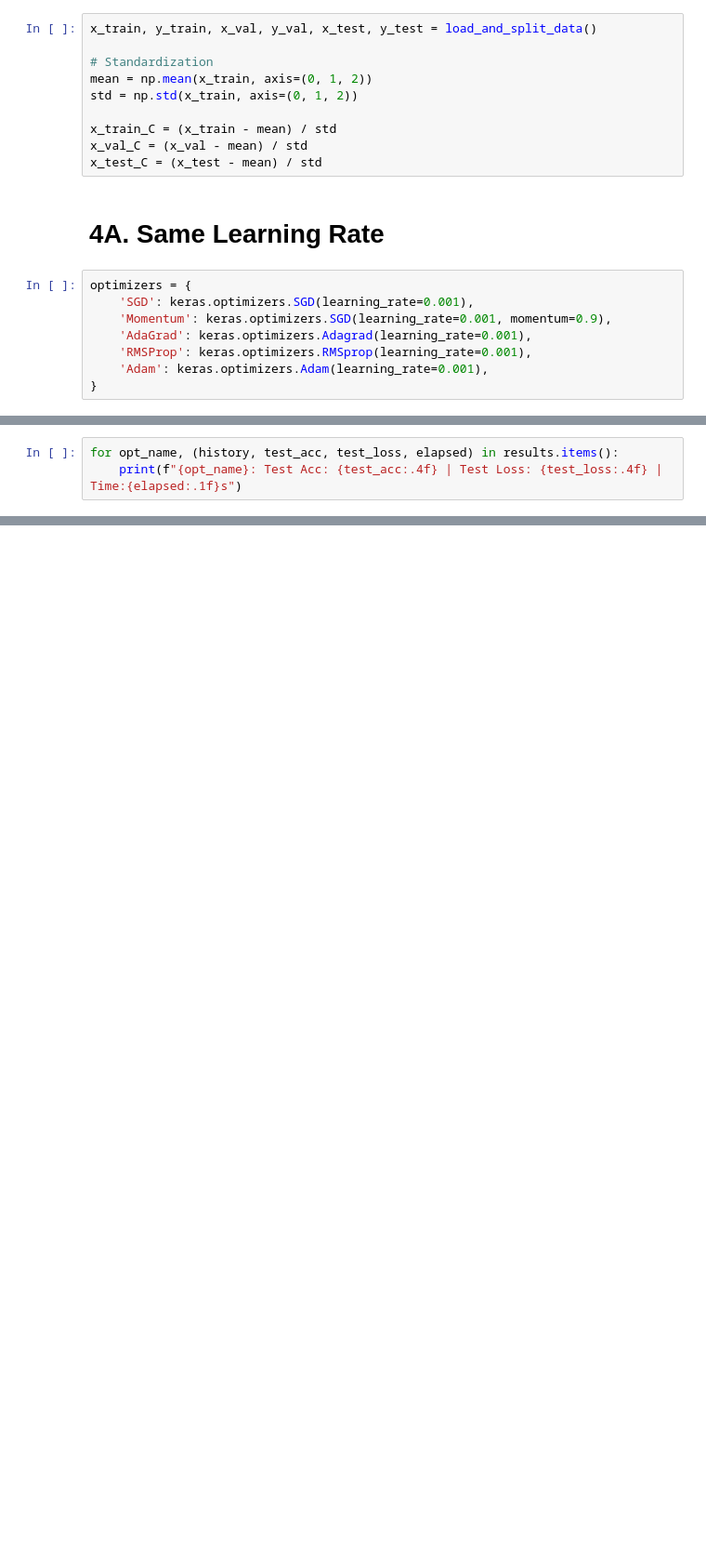
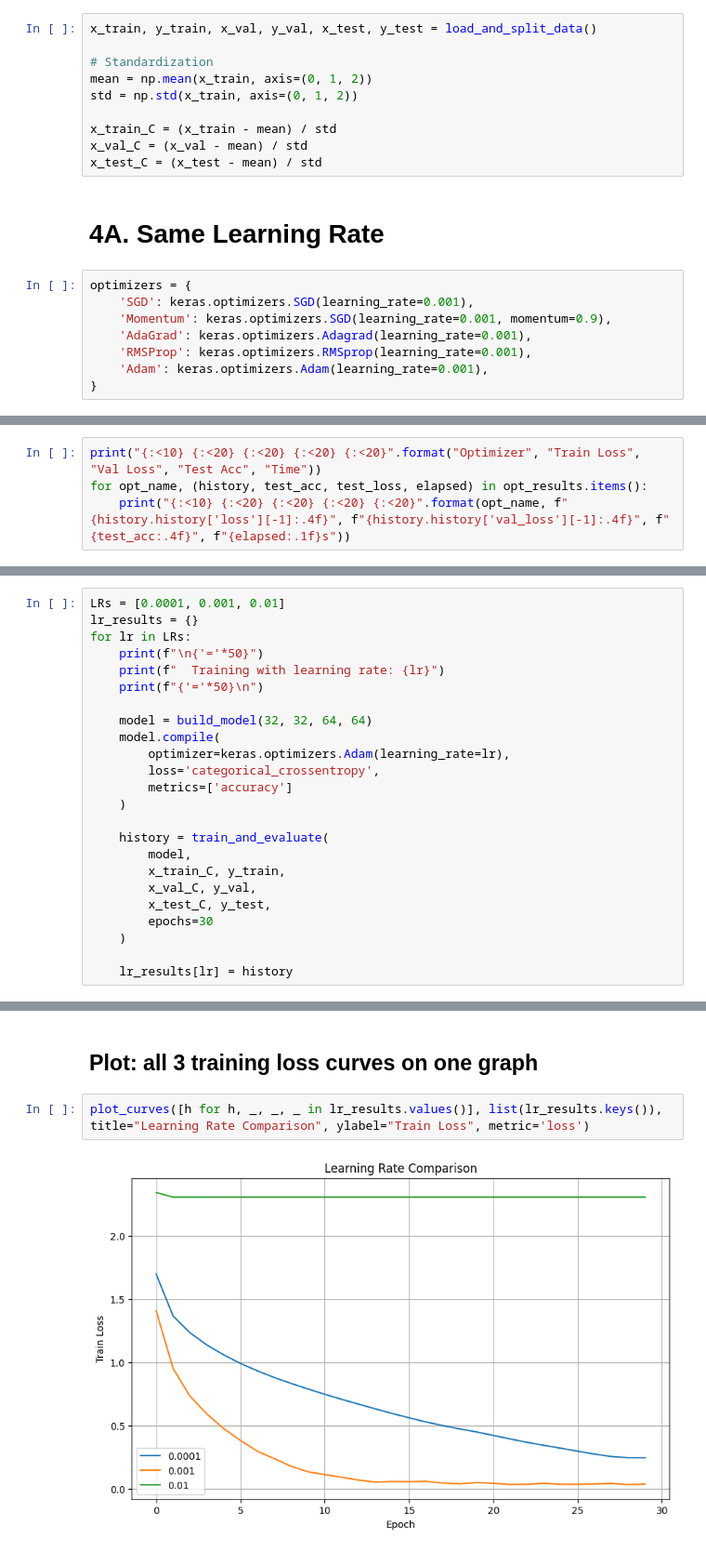
Before and after one commit to merehan123/cifar10-cnn-supervised-learning, a Jupyter notebook: notebooks/task4_optimization.ipynb, the cells around one changed output, grey strips where cells are left out. Shown at 93% size. Drawn from its saved outputs; the diff is of its cells as text; blank space fills up the shorter version.

```diff
--- a/notebooks/task4_optimization.ipynb
+++ b/notebooks/task4_optimization.ipynb
@@ -143,3 +159,4 @@ for opt_name, optimizer in optimizers.items():
 # %%
-for opt_name, (history, test_acc, test_loss, elapsed) in results.items():
-    print(f"{opt_name}: Test Acc: {test_acc:.4f} | Test Loss: {test_loss:.4f} | Time:{elapsed:.1f}s")
+print("{:<10} {:<20} {:<20} {:<20} {:<20}".format("Optimizer", "Train Loss", "Val Loss", "Test Acc", "Time"))
+for opt_name, (history, test_acc, test_loss, elapsed) in opt_results.items():
+    print("{:<10} {:<20} {:<20} {:<20} {:<20}".format(opt_name, f"{history.history['loss'][-1]:.4f}", f"{history.history['val_loss'][-1]:.4f}", f"{test_acc:.4f}", f"{elapsed:.1f}s"))
@@ -149,0 +188,24 @@ plot_curves([h for h, _, _, _ in results.values()], list(results.keys()), title=
+# %%
+LRs = [0.0001, 0.001, 0.01]
+lr_results = {}
+for lr in LRs:
+    print(f"\n{'='*50}")
+    print(f"  Training with learning rate: {lr}")
+    print(f"{'='*50}\n")
+
+    model = build_model(32, 32, 64, 64)
+    model.compile(
+        optimizer=keras.optimizers.Adam(learning_rate=lr),
+        loss='categorical_crossentropy',
+        metrics=['accuracy']
+    )
+
+    history = train_and_evaluate(
+        model,
+        x_train_C, y_train,
+        x_val_C, y_val,
+        x_test_C, y_test,
+        epochs=30
+    )
+
+    lr_results[lr] = history
@@ -149,0 +239,6 @@ plot_curves([h for h, _, _, _ in results.values()], list(results.keys()), title=
+# %% [markdown]
+## Plot: all 3 training loss curves on one graph
+# %%
+plot_curves([h for h, _, _, _ in lr_results.values()], list(lr_results.keys()), title="Learning Rate Comparison", ylabel="Train Loss", metric='loss')
+# %% [output]
+[figure, added]
```
Also changed, not shown: parts of 15 cells of this notebook.
